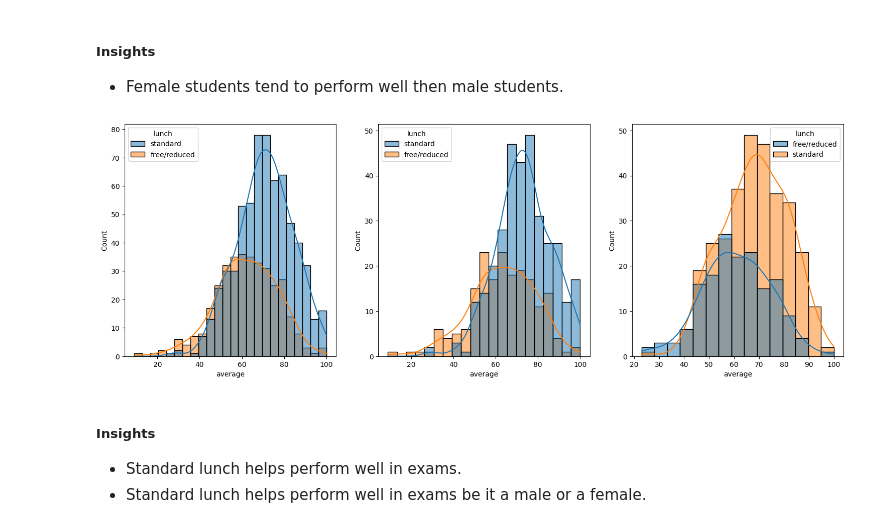
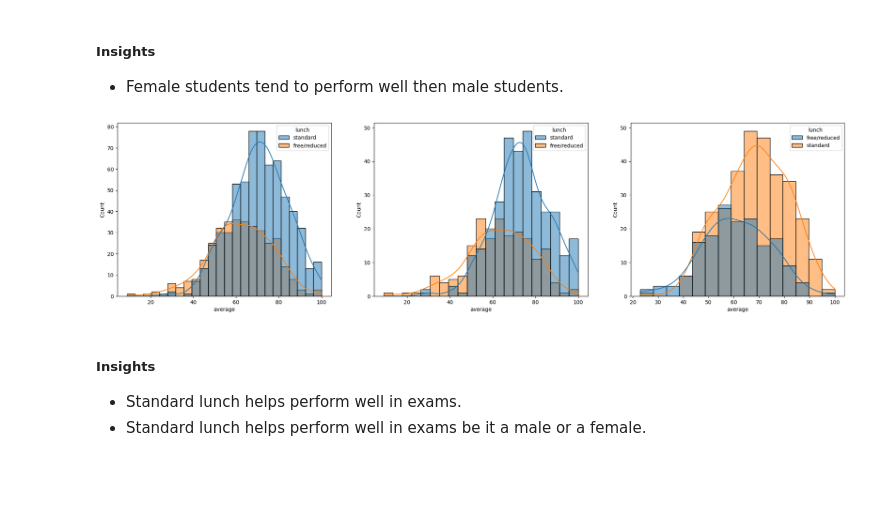
Before and after one commit to bhaswanthreddy/mlproject, a Jupyter notebook: notebook/1 . EDA STUDENT PERFORMANCE .ipynb, the cells around one changed output. Saved outputs shown, nothing was run; the diff lists cells and outputs as text; code cells hidden in the pictures; blank space fills up the shorter version.

```diff
--- a/notebook/1 . EDA STUDENT PERFORMANCE .ipynb
+++ b/notebook/1 . EDA STUDENT PERFORMANCE .ipynb
@@ -274,15 +270,15 @@ plt.show()
 - Female students tend to perform well then male students.
 # %%
 plt.subplots(1,3,figsize=(25,6))
-plt.subplot(141)
+plt.subplot(131)
 sns.histplot(data=df,x='average',kde=True,hue='lunch')
-plt.subplot(142)
+plt.subplot(132)
 sns.histplot(data=df[df.gender=='female'],x='average',kde=True,hue='lunch')
-plt.subplot(143)
+plt.subplot(133)
 sns.histplot(data=df[df.gender=='male'],x='average',kde=True,hue='lunch')
 plt.show()
 # %% [output]
-[figure, old version]
+[figure, new version]
 # %% [markdown]
 #####  Insights
 - Standard lunch helps perform well in exams.
```
Also changed, not shown: parts of 11 cells of this notebook, 7 other files.
